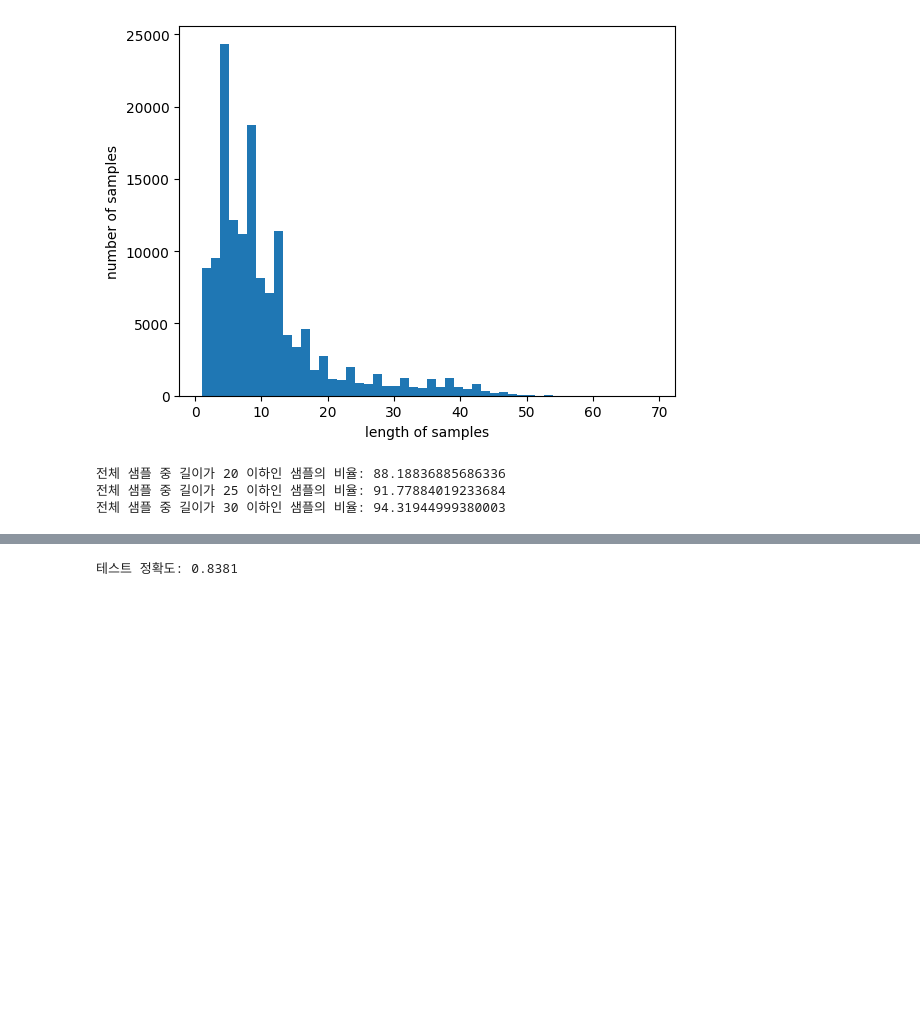
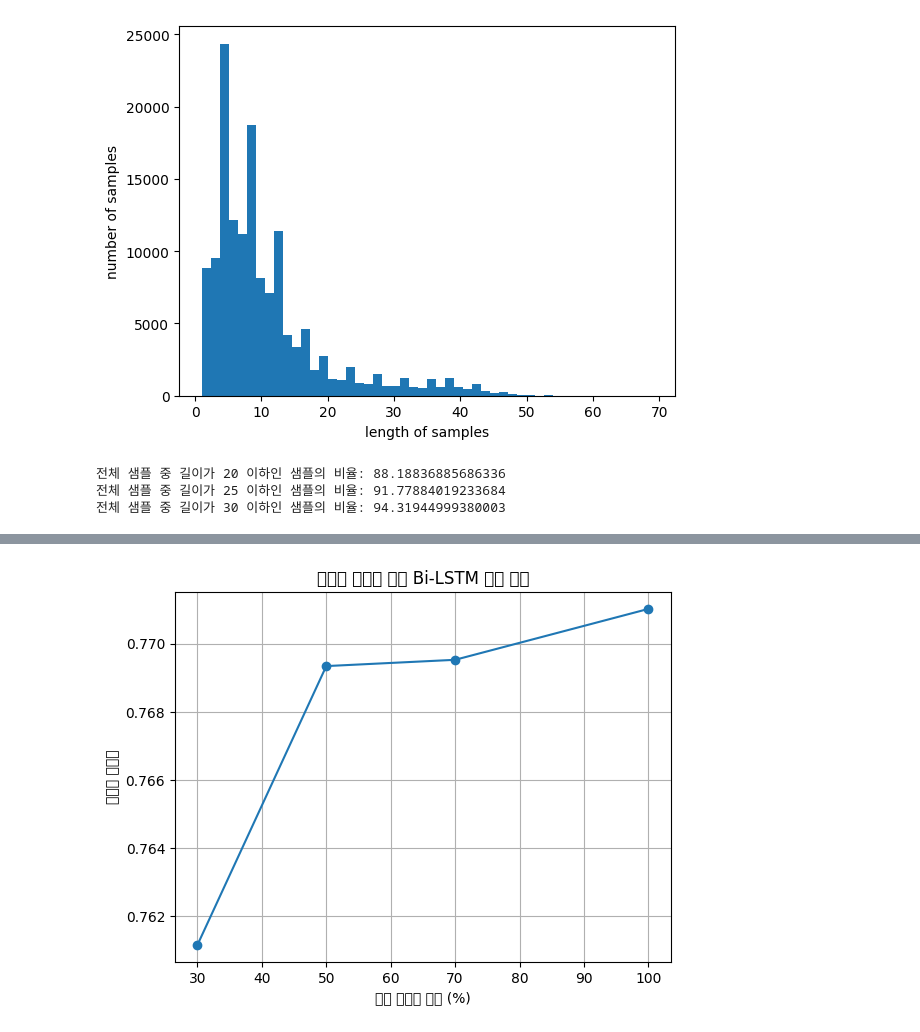
Before and after one commit to choihongjun1/12th_Seminar, a Jupyter notebook: 쿠글2차프로젝트.ipynb, the cells around one changed output, grey strips where cells are left out. Saved outputs shown, nothing was run; the diff lists cells and outputs as text; code cells hidden in the pictures; blank space fills up the shorter version.

```diff
--- a/쿠글2차프로젝트.ipynb
+++ b/쿠글2차프로젝트.ipynb
@@ -358,5 +388,15 @@ Epoch 4: early stopping
-# %%
-loss, acc = best_model.evaluate(X_test, y_test, verbose=0)
-print(f"테스트 정확도: {acc:.4f}")
-# %% [output]
-테스트 정확도: 0.8381
+# %%
+# 결과 시각화
+import matplotlib.pyplot as plt
+
+ratios = [int(r[0]*100) for r in results]
+accuracies = [r[1] for r in results]
+
+plt.plot(ratios, accuracies, marker='o')
+plt.title('데이터 비율에 따른 Bi-LSTM 성능 변화')
+plt.xlabel('학습 데이터 비율 (%)')
+plt.ylabel('테스트 정확도')
+plt.grid(True)
+plt.show()
+# %% [output]
+[figure, added]
```
Also changed, not shown: parts of 6 cells of this notebook.
